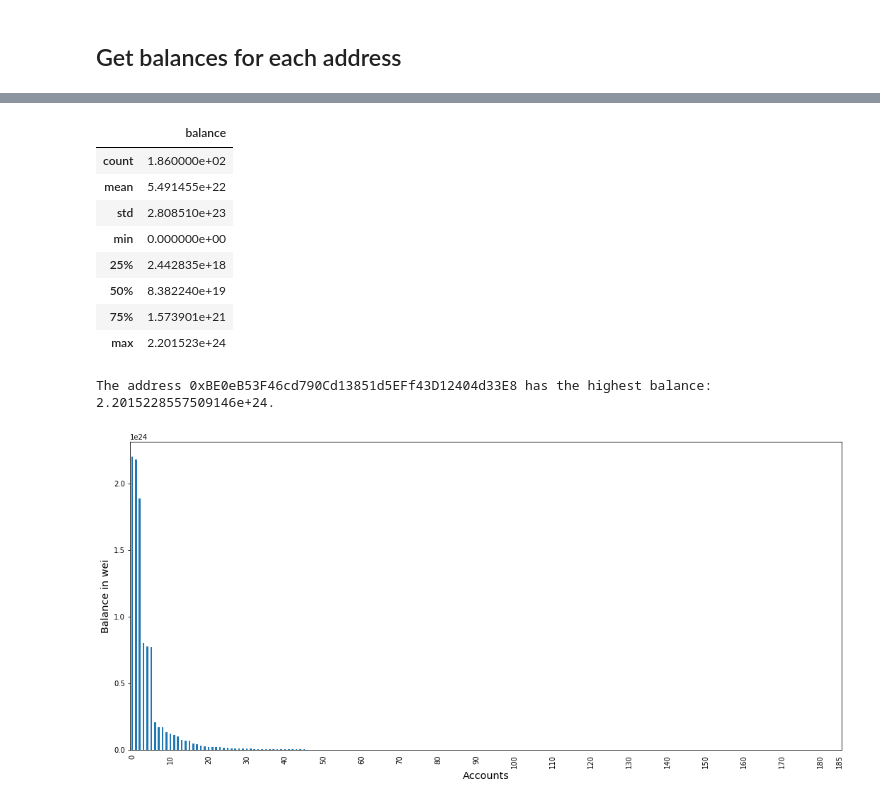
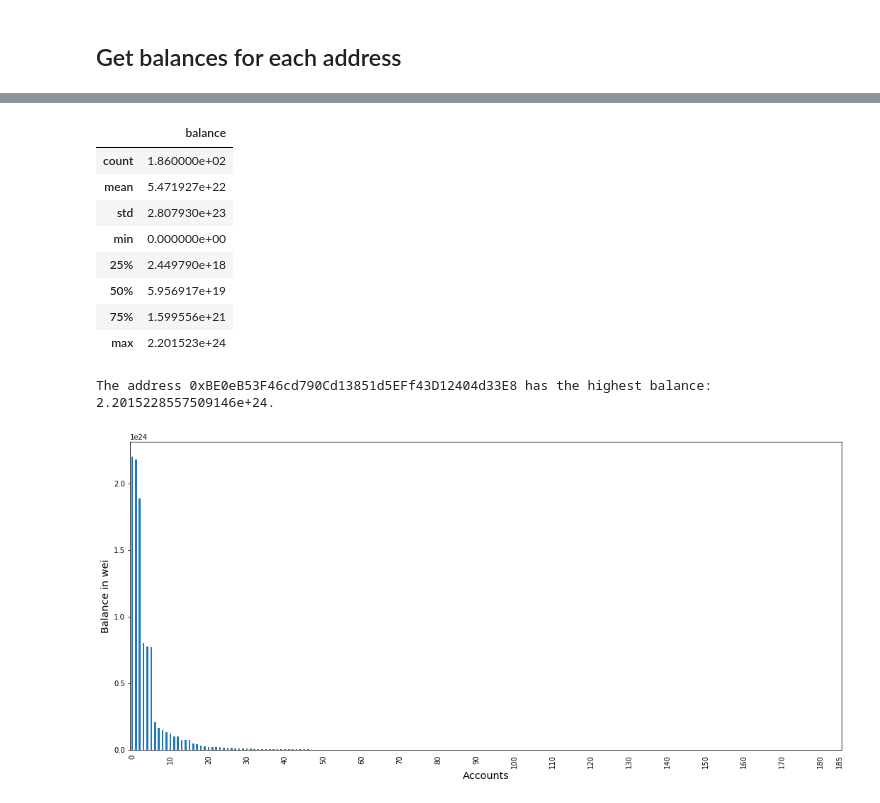
Before and after one commit to mgsgde/ethcluster, a Jupyter notebook: eventstudy.ipynb, the cells around one changed output, grey strips where cells are left out. Drawn from its saved outputs; the diff is of its cells as text; code cells hidden in the pictures.

```diff
--- a/eventstudy.ipynb
+++ b/eventstudy.ipynb
@@ -42,3 +46,16 @@ print("{} addresses scraped from Etherscan.".format(len(exchangeAddresses)))
+# %%
+soup = BeautifulSoup(html, 'html.parser')
+elements = soup.find_all("tr")
+elements = list(elements)[1:-1]
+exchangeNames.extend([e.contents[1].get_text() for e in elements])
+exchangeAddresses.extend([e.contents[0].get_text().strip(" ") for e in elements])
+import json
+with open('exchangeAddresses.json', 'w') as json_file:
+    json.dump(exchangeAddresses, json_file)
+# %%
+exchangeAddresses = [web3.toChecksumAddress(addr) for addr in exchangeAddresses] # format
+# %%
+exchangeData = pd.DataFrame(zip(exchangeAddresses, exchangeNames), columns=["address", "name"])
 # %% [markdown]
 # Get hack events
 # %%
@@ -121,4 +116,7 @@ with open('exchangeAccounts.json', 'w') as json_file:
 # %% [markdown]
 ## Get balances for each address
 # %%
-balances_list = [web3.eth.getBalance(addr) for addr in exchangeAddresses]
+balances = [web3.eth.getBalance(addr) for addr in exchangeData["address"]]
+exchangeData["balance"] = balances
+exchangeData["balance"] = pd.to_numeric(exchangeData["balance"])
+exchangeData
@@ -128,16 +137,16 @@ balances["balance"] = pd.to_numeric(balances["balance"])
 # %%
-address, balance = balances.loc[balances["balance"].idxmax()]
-display(balances.describe())
+address, name, balance = exchangeData.loc[exchangeData["balance"].idxmax()]
+display(exchangeData.describe())
 print("The address {address} has the highest balance: {balance}.".format(address = address, balance = balance))
 # %% [output]
 |  | balance |
 | count | 1.860000e+02 |
-| mean | 5.491455e+22 |
-| std | 2.808510e+23 |
+| mean | 5.471927e+22 |
+| std | 2.807930e+23 |
 | min | 0.000000e+00 |
-| 25% | 2.442835e+18 |
-| 50% | 8.382240e+19 |
-| 75% | 1.573901e+21 |
+| 25% | 2.449790e+18 |
+| 50% | 5.956917e+19 |
+| 75% | 1.599556e+21 |
 | max | 2.201523e+24 |
 The address 0xBE0eB53F46cd790Cd13851d5EFf43D12404d33E8 has the highest balance: 2.2015228557509146e+24.
 # %%
```
Also changed, not shown: parts of 21 cells of this notebook, 2 other files.
